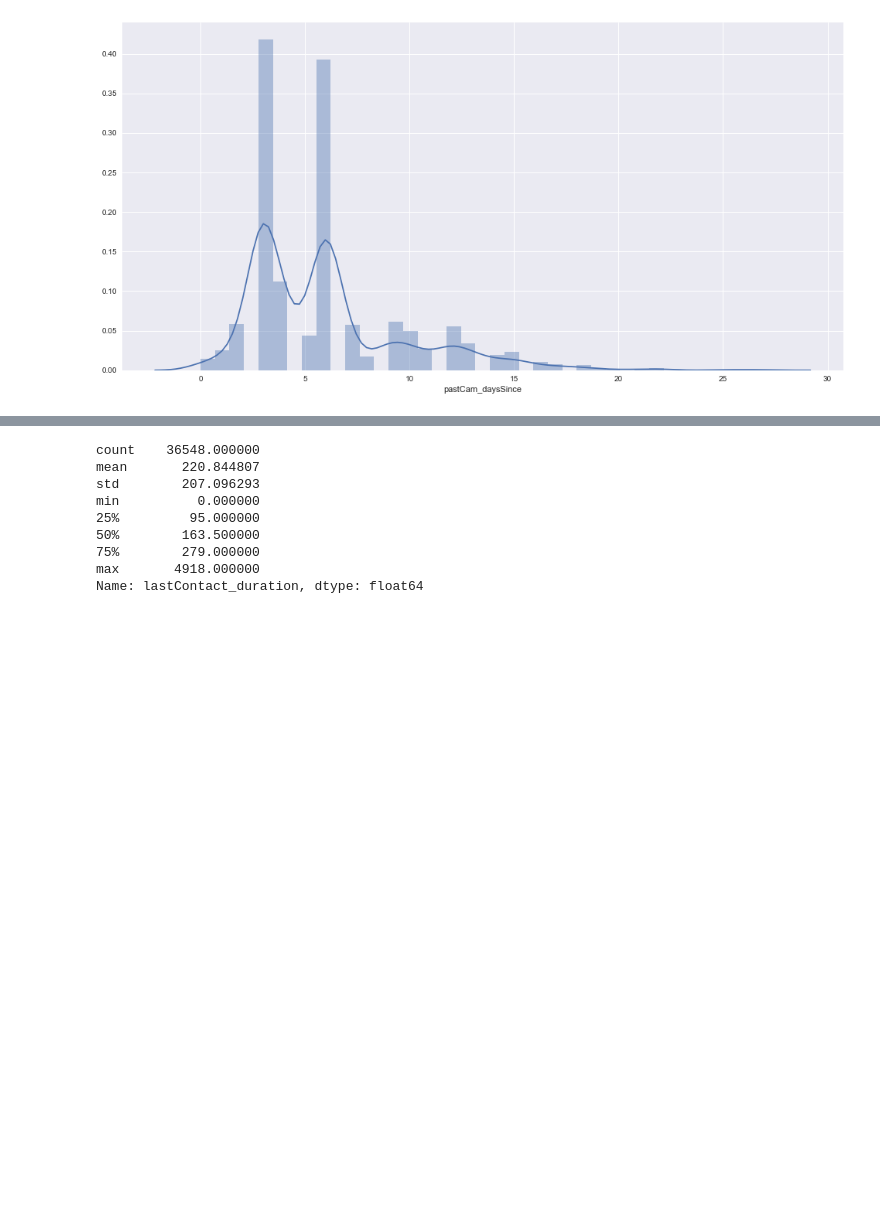
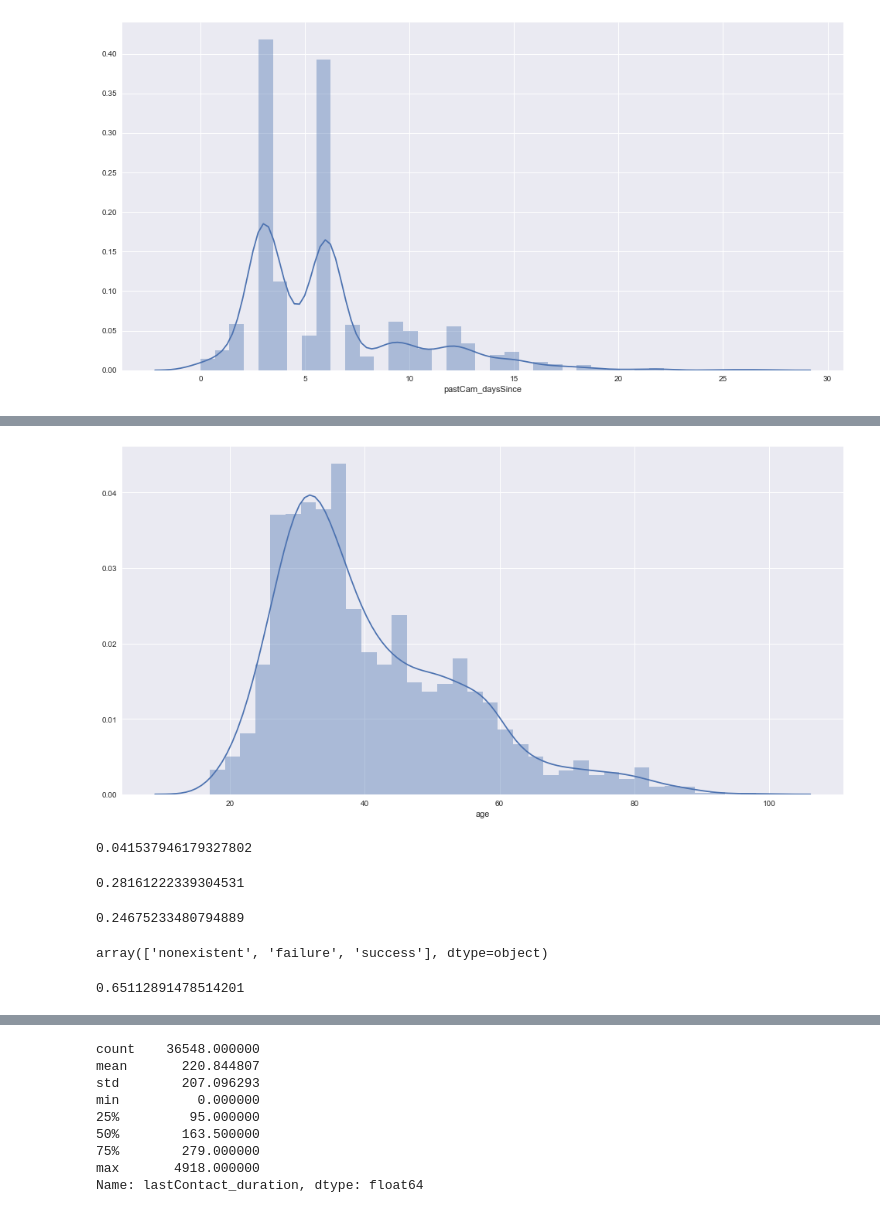
Before and after one commit to kayoungcarmen/consumeranalytics, a Jupyter notebook: Comprehensive data exploration with Python.ipynb, the cells around one changed output, grey strips where cells are left out. Cells and saved outputs as stored; diff of their text form; code cells hidden in the pictures; blank space fills up the shorter version.

```diff
--- a/Comprehensive data exploration with Python.ipynb
+++ b/Comprehensive data exploration with Python.ipynb
@@ -876,0 +852,26 @@ plt.show()
+# %%
+fig, ax = plt.subplots()
+fig.set_size_inches(16.7, 8.27)
+sns.distplot(df.loc[df['subscribe']==1]['age']);
+# %% [output]
+[figure, added]
+# %%
+df.loc[df['lastContact_duration']<250]['subscribe'].sum()/df.loc[df['lastContact_duration']<250]['subscribe'].count()
+# %% [output]
+0.041537946179327802
+# %%
+df.loc[df['lastContact_duration']]['subscribe'].sum()/df.loc[df['lastContact_duration']>575]['subscribe'].count()
+# %% [output]
+0.28161222339304531
+# %%
+df.loc[df['lastContact_duration']>250]['subscribe'].sum()/df.loc[df['lastContact_duration']>250]['subscribe'].count()
+# %% [output]
+0.24675233480794889
+# %%
+df['pastCam_result'].unique()
+# %% [output]
+array(['nonexistent', 'failure', 'success'], dtype=object)
+# %%
+df.loc[df['pastCam_result']=='success']['subscribe'].sum()/df.loc[df['pastCam_result']=='success']['subscribe'].count()
+# %% [output]
+0.65112891478514201
```
Also changed, not shown: parts of 22 cells of this notebook, 4 other files.
